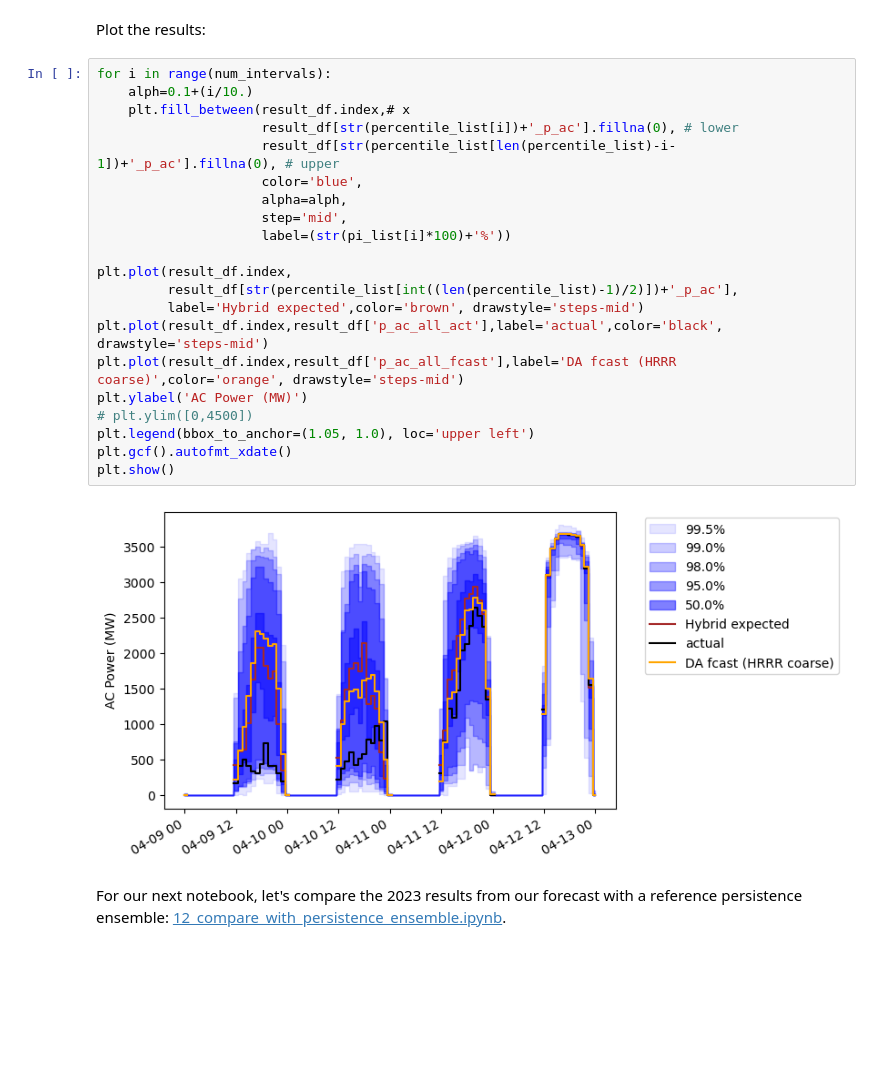
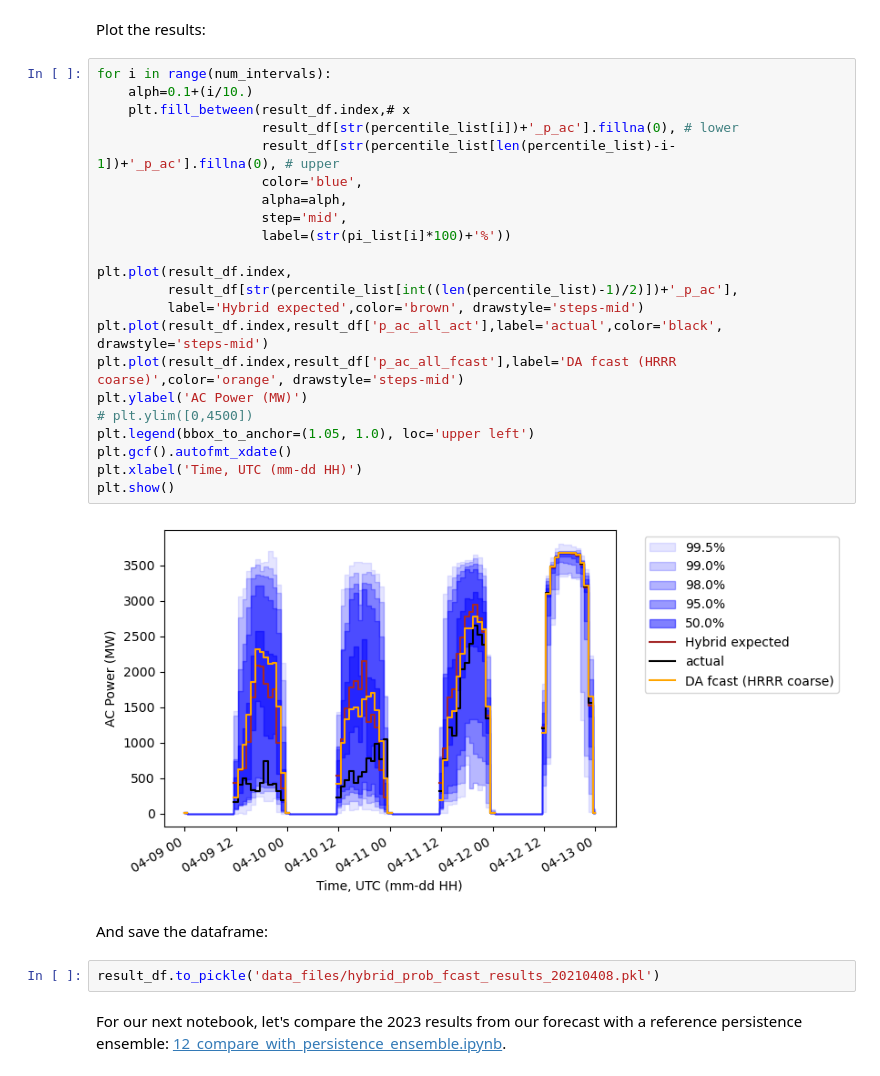
Before and after one commit to williamhobbs/solar-fleet-forecast-probability-tool, a Jupyter notebook: 11_revisting_early_forecast.ipynb, the cells around one changed output. Cells and saved outputs as stored; diff of their text form; blank space fills up the shorter version.

```diff
--- a/11_revisting_early_forecast.ipynb
+++ b/11_revisting_early_forecast.ipynb
@@ -139,25 +139,30 @@ Plot the results:
 # %%
 for i in range(num_intervals):
     alph=0.1+(i/10.)
     plt.fill_between(result_df.index,# x
                      result_df[str(percentile_list[i])+'_p_ac'].fillna(0), # lower
                      result_df[str(percentile_list[len(percentile_list)-i-1])+'_p_ac'].fillna(0), # upper
                      color='blue',
                      alpha=alph,
                      step='mid',
                      label=(str(pi_list[i]*100)+'%'))
 
 plt.plot(result_df.index,
          result_df[str(percentile_list[int((len(percentile_list)-1)/2)])+'_p_ac'],
          label='Hybrid expected',color='brown', drawstyle='steps-mid')
 plt.plot(result_df.index,result_df['p_ac_all_act'],label='actual',color='black', drawstyle='steps-mid')
 plt.plot(result_df.index,result_df['p_ac_all_fcast'],label='DA fcast (HRRR coarse)',color='orange', drawstyle='steps-mid')
 plt.ylabel('AC Power (MW)')
 # plt.ylim([0,4500])
 plt.legend(bbox_to_anchor=(1.05, 1.0), loc='upper left')
 plt.gcf().autofmt_xdate()
+plt.xlabel('Time, UTC (mm-dd HH)')
 plt.show()
 # %% [output]
-[figure, old version]
+[figure, new version]
+# %% [markdown]
+And save the dataframe:
+# %%
+result_df.to_pickle('data_files/hybrid_prob_fcast_results_20210408.pkl')
 # %% [markdown]
 For our next notebook, let's compare the 2023 results from our forecast with a reference persistence ensemble: [12_compare_with_persistence_ensemble.ipynb](12_compare_with_persistence_ensemble.ipynb).
```
